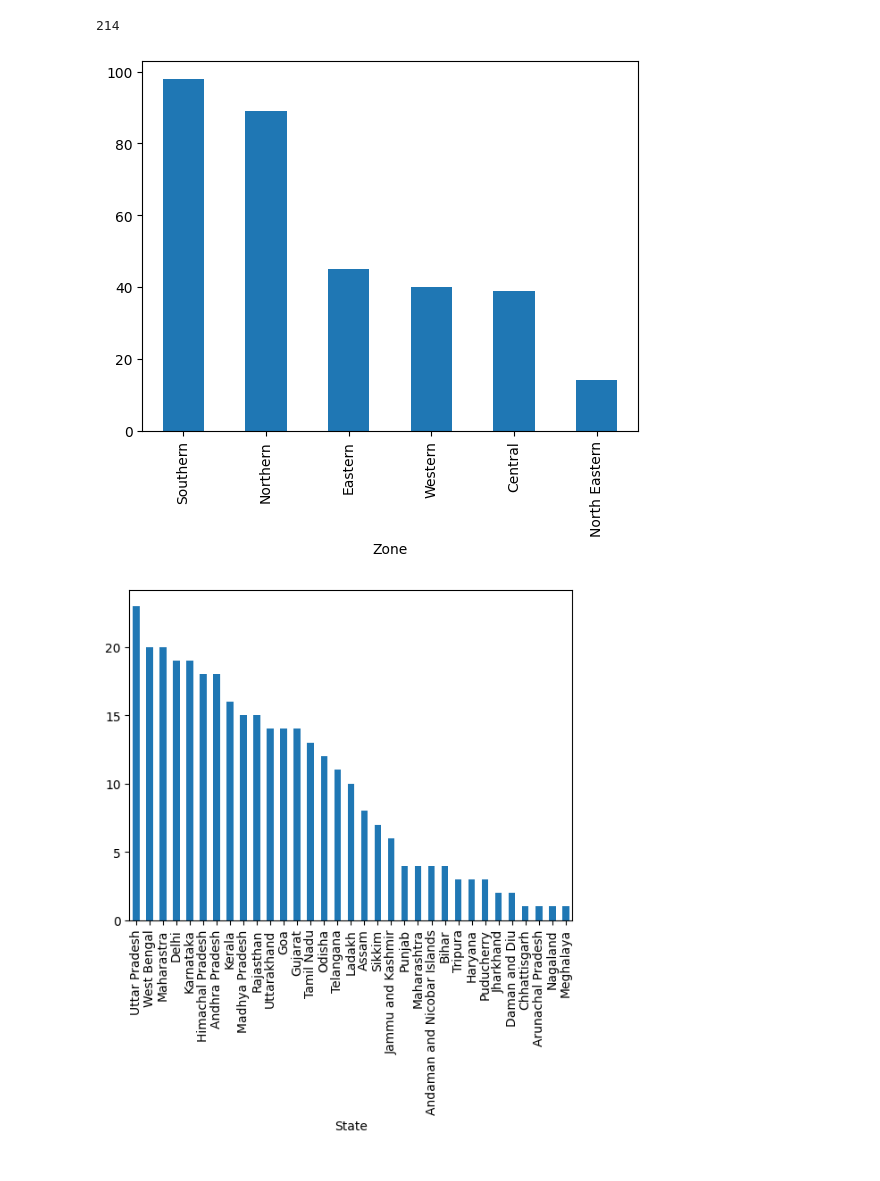
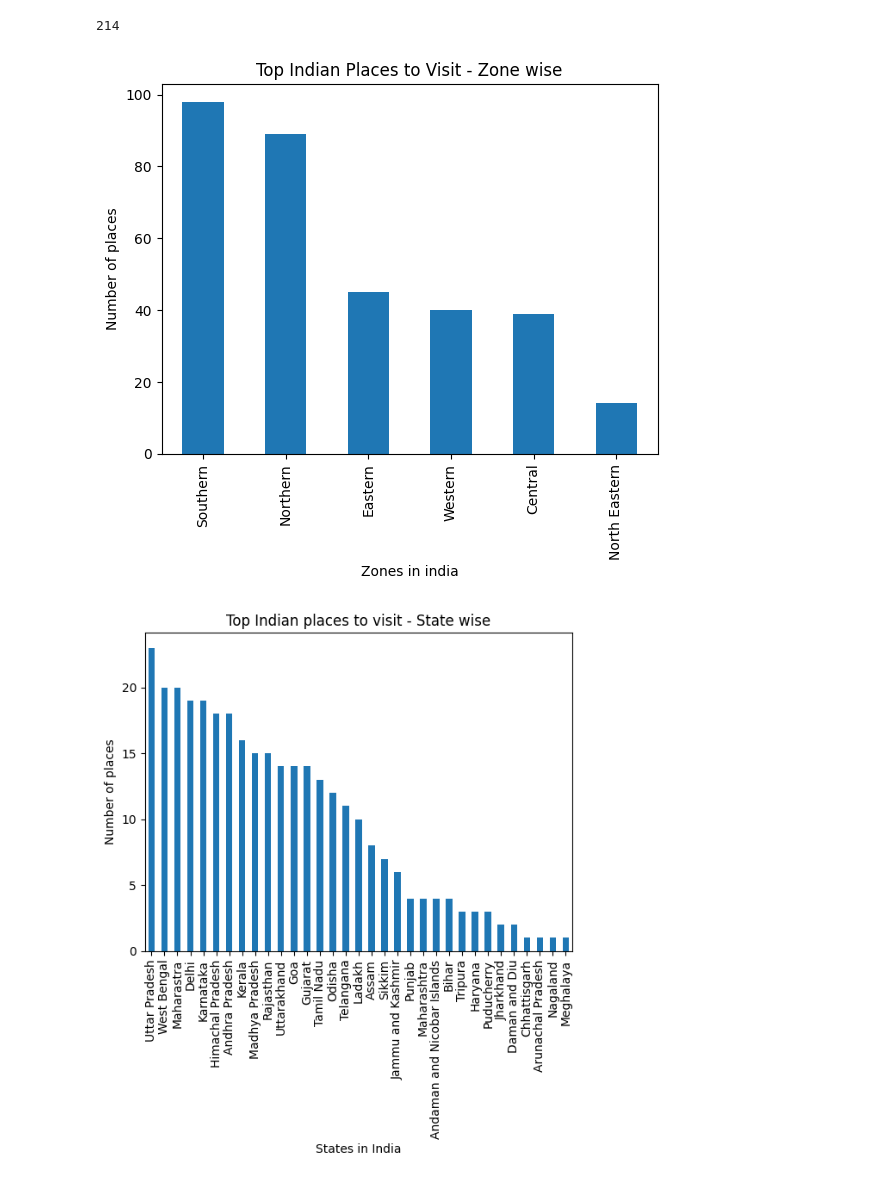
Before and after one commit to Mani007/dunuIPproject, a Jupyter notebook: opendataproject.ipynb, the cells around one changed output. Cells and saved outputs as stored; diff of their text form; code cells hidden in the pictures.

Commit message:
open dataset complete visualization

```diff
--- a/opendataproject.ipynb
+++ b/opendataproject.ipynb
@@ -46,11 +46,17 @@ len(dataset['City'].value_counts())
 # %%
 #dataset['City'].value_counts().plot(kind='bar')
 dataset['Zone'].value_counts().plot(kind='bar')
+plt.title('Top Indian Places to Visit - Zone wise')
+plt.xlabel('Zones in india')
+plt.ylabel('Number of places')
 plt.show()
 # %% [output]
-[figure, old version]
+[figure, new version]
 # %%
 dataset['State'].value_counts().plot(kind='bar')
+plt.title('Top Indian places to visit - State wise')
+plt.xlabel('States in India')
+plt.ylabel('Number of places')
 plt.show()
 # %% [output]
-[figure, old version]
+[figure, new version]
```
